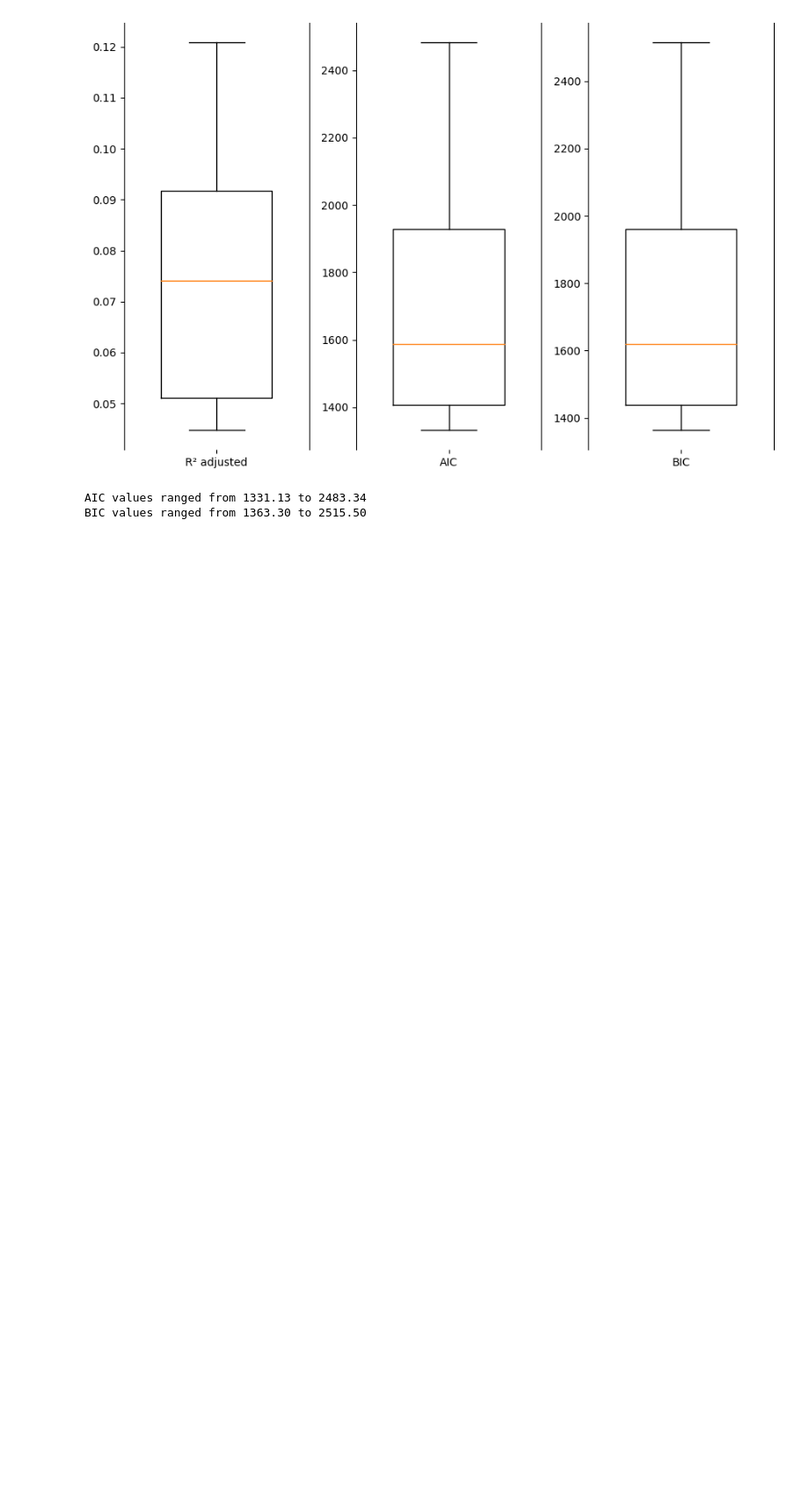
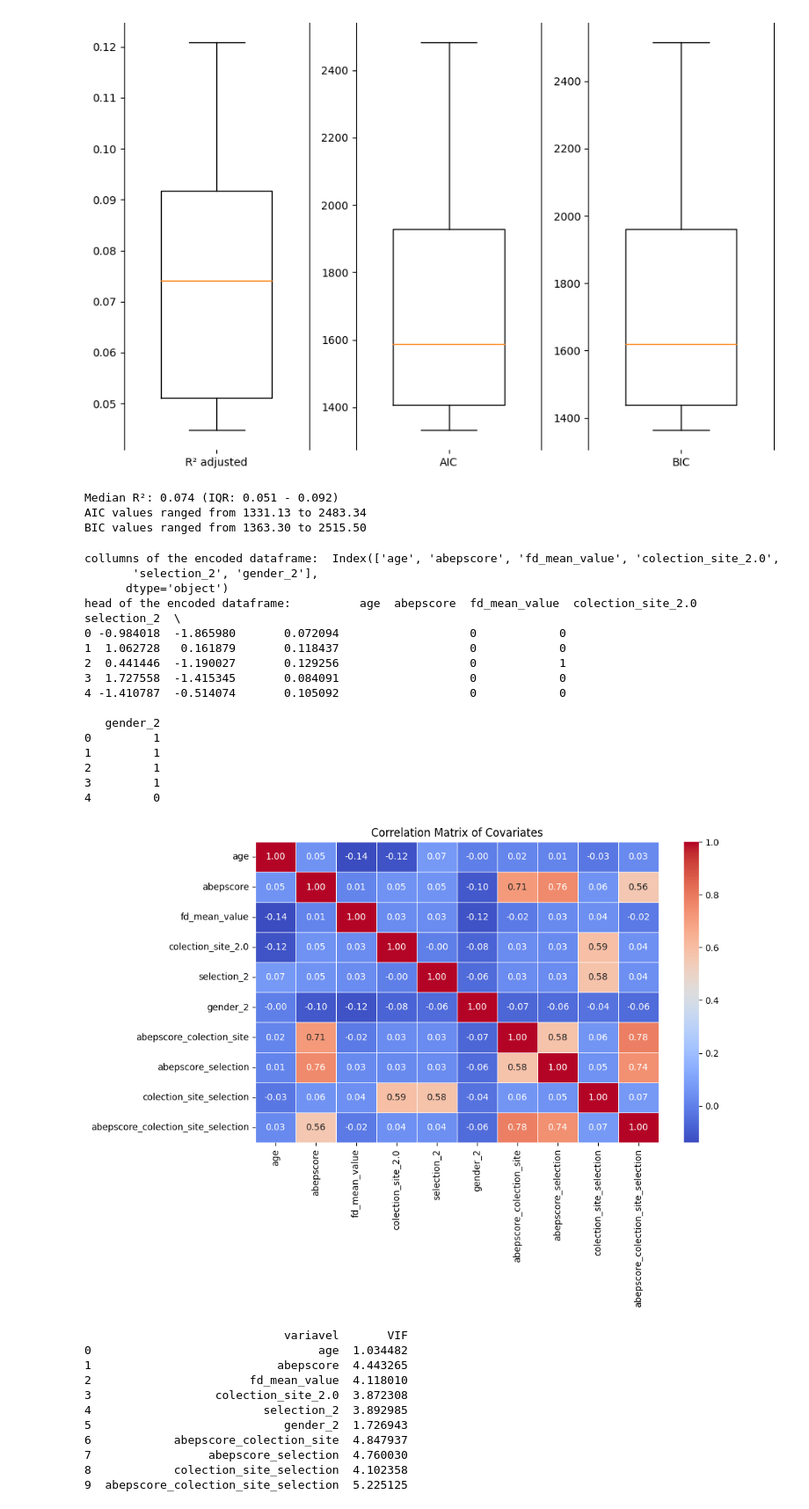
Before and after one commit to angeloodr/INPD-neuroimage-cape, a Jupyter notebook: code/seed-to-roi-2nd-level.ipynb, the cells around one changed output. Shown at 88% size. Cells and saved outputs as stored; diff of their text form; code cells hidden in the pictures; blank space fills up the shorter version.

```diff
--- a/code/seed-to-roi-2nd-level.ipynb
+++ b/code/seed-to-roi-2nd-level.ipynb
@@ -214,8 +215,8 @@ for cape in ['cape_tot', 'cape_PA_score', 'cape_PI_score', 'cape_BE_score']:
         for roi in shaeffer_network['index']:
 
             #building my strign for the fomrula
-            formula = f'{cape} ~ roi_{roi} + age + C(selection) + C(gender) + abepscore + C(colection_site) + fd_mean_value'
-
+            formula = f'{cape} ~ roi_{roi} + age  + C(gender) + C(colection_site)  + abepscore + fd_mean_value'
+            #
             #running the regression analysis
             # model = smf.glm(formula, data=tmap_allsubj_organized[seed],
             #                         family=NegativeBinomial())
@@ -271,7 +280,7 @@ for cape in ['cape_tot', 'cape_PA_score', 'cape_PI_score', 'cape_BE_score']:
         if corr_p <= 0.05:
             print(f"###{cape} seed-{seed} roi-{roi} -> corr_p_val_within_cape {corr_p:.3f} -> Association {results_networks[cape][seed][roi]['coef']:.3f} -> t-value {results_networks[cape][seed][roi]['t_value']:.3f} -> R2 ajustado {results_networks[cape][seed][roi]['R_squared_ajusted']:.3f}")
 
-        if corr_p <= 0.27:
+        if corr_p <= 0.10:
             print(f">>>{cape} seed-{seed} roi-{roi} -> corr_p_val_within_cape {corr_p:.3f} -> Association {results_networks[cape][seed][roi]['coef']:.3f} -> t-value {results_networks[cape][seed][roi]['t_value']:.3f} -> R2 ajustado {results_networks[cape][seed][roi]['R_squared_ajusted']:.3f}")
 
 # correcting p-values for all CAPE scores together
@@ -436,13 +442,77 @@ plt.tight_layout()
 # %% [output]
 [figure]
 # %%
-#Across the 400 fitted negative binomial models, median McFadden’s R² was 0.041 (IQR: 0.032–0.055), median deviance/df was 1.07 (IQR: 0.98–1.15), indicating adequate model fit. AIC values ranged from XXXX to XXXX
-# median_r2 = merged_df['mcFadden_R_squared'].median()
-# print(f"Median McFadden's R²: {median_r2:.3f} (IQR: {merged_df['mcFadden_R_squared'].quantile(0.25):.3f} - {merged_df['mcFadden_R_squared'].quantile(0.75):.3f})")
+#Across the 400 fitted negative binomial models, median R² are
+median_r2 = merged_df['R_squared_ajusted'].median()
+print(f"Median ajusted R²: {median_r2:.3f} (IQR: {merged_df['R_squared_ajusted'].quantile(0.25):.3f} - {merged_df['R_squared_ajusted'].quantile(0.75):.3f})")
 # median_deviance_df = (merged_df['deviance'] / merged_df['degrees_of_freedom']).median()
 # print(f"Median Deviance/df: {median_deviance_df:.2f} (IQR: {(merged_df['deviance'] / merged_df['degrees_of_freedom']).quantile(0.25):.2f} - {(merged_df['deviance'] / merged_df['degrees_of_freedom']).quantile(0.75):.2f})")
 print(f"AIC values ranged from {merged_df['AIC'].min():.2f} to {merged_df['AIC'].max():.2f}")
 print(f"BIC values ranged from {merged_df['BIC'].min():.2f} to {merged_df['BIC'].max():.2f}")
 # %% [output]
+Median R²: 0.074 (IQR: 0.051 - 0.092)
 AIC values ranged from 1331.13 to 2483.34
 BIC values ranged from 1363.30 to 2515.50
+# %%
+# Compute and visualize correlations between covariates
+import matplotlib.pyplot as plt
+import seaborn as sns
+
+# Assuming 'merged_df' contains your data; adjust if needed
+variables = ['age', 'gender', 'abepscore', 'colection_site', 'fd_mean_value', 'selection']
+# do an one hot encoding on the variables colection_site, selection and gender to be able to compute the correlation matrix
+merged_df_encoded = pd.get_dummies(tmap_allsubj_organized['DRPutamen'][variables], columns=['colection_site', 'selection', 'gender'], drop_first=True)
+
+# add the collumns age abepscore and fd_mean_value to the encoded dataframe
+merged_df_encoded['age'] = tmap_allsubj_organized['DRPutamen']['age']
+merged_df_encoded['abepscore'] = tmap_allsubj_organized['DRPutamen']['abepscore']
+merged_df_encoded['fd_mean_value'] = tmap_allsubj_organized['DRPutamen']['fd_mean_value']
+print('collumns of the encoded dataframe: ', merged_df_encoded.columns)
+print('head of the encoded dataframe: ', merged_df_encoded.head())
+
+# create an interaction term between abepscore colection_site and selection
+merged_df_encoded['abepscore_colection_site'] = merged_df_encoded['abepscore'] * merged_df_encoded['colection_site_2.0']
+merged_df_encoded['abepscore_selection'] = merged_df_encoded['abepscore'] * merged_df_encoded['selection_2']
+merged_df_encoded['colection_site_selection'] = merged_df_encoded['colection_site_2.0'] * merged_df_encoded['selection_2']
+merged_df_encoded['abepscore_colection_site_selection'] = merged_df_encoded['abepscore'] * merged_df_encoded['colection_site_2.0'] * merged_df_encoded['selection_2']
+corr_matrix = merged_df_encoded.corr()
+
+plt.figure(figsize=(10, 6))
+sns.heatmap(corr_matrix, annot=True, cmap='coolwarm', fmt='.2f', linewidths=0.5)
+plt.title('Correlation Matrix of Covariates')
+plt.show()
+
+vif = pd.DataFrame()
+vif["variavel"] = merged_df_encoded.columns
+vif["VIF"] = [variance_inflation_factor(merged_df_encoded.values, i) for i in range(merged_df_encoded.shape[1])]
+
+print(vif)
+# %% [output]
+collumns of the encoded dataframe:  Index(['age', 'abepscore', 'fd_mean_value', 'colection_site_2.0',
+       'selection_2', 'gender_2'],
+      dtype='object')
+head of the encoded dataframe:          age  abepscore  fd_mean_value  colection_site_2.0  selection_2  \
+0 -0.984018  -1.865980       0.072094                   0            0
+1  1.062728   0.161879       0.118437                   0            0
+2  0.441446  -1.190027       0.129256                   0            1
+3  1.727558  -1.415345       0.084091                   0            0
+4 -1.410787  -0.514074       0.105092                   0            0
+
+   gender_2
+0         1
+1         1
+2         1
+3         1
+4         0
+[figure, added]
+                             variavel       VIF
+0                                 age  1.034482
+1                           abepscore  4.443265
+2                       fd_mean_value  4.118010
+3                  colection_site_2.0  3.872308
+4                         selection_2  3.892985
+5                            gender_2  1.726943
+6            abepscore_colection_site  4.847937
+7                 abepscore_selection  4.760030
+8            colection_site_selection  4.102358
+9  abepscore_colection_site_selection  5.225125
```
Also changed, not shown: parts of 5 cells of this notebook, 2 other files.
